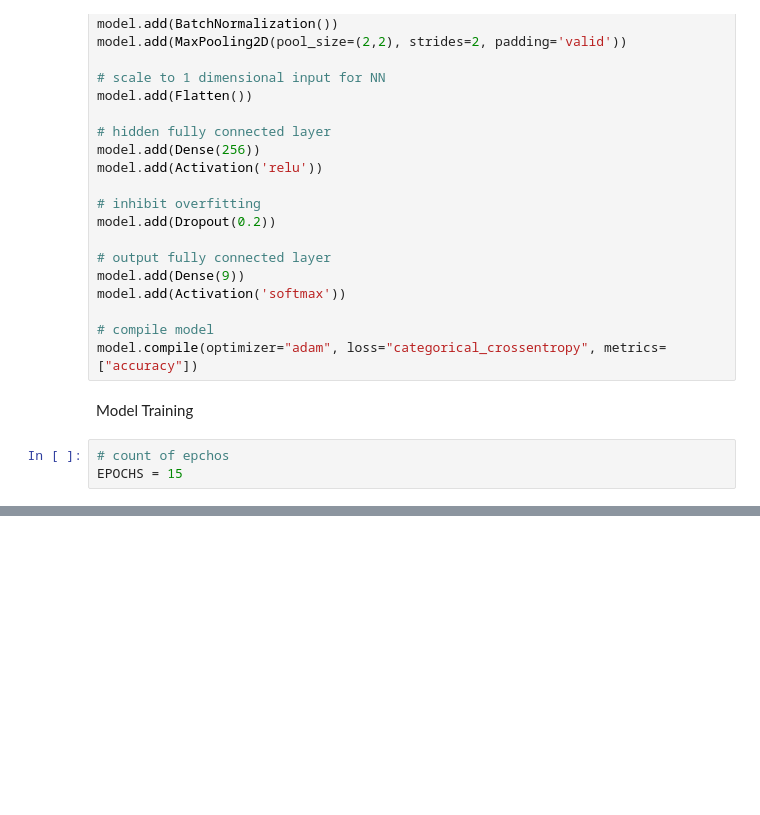
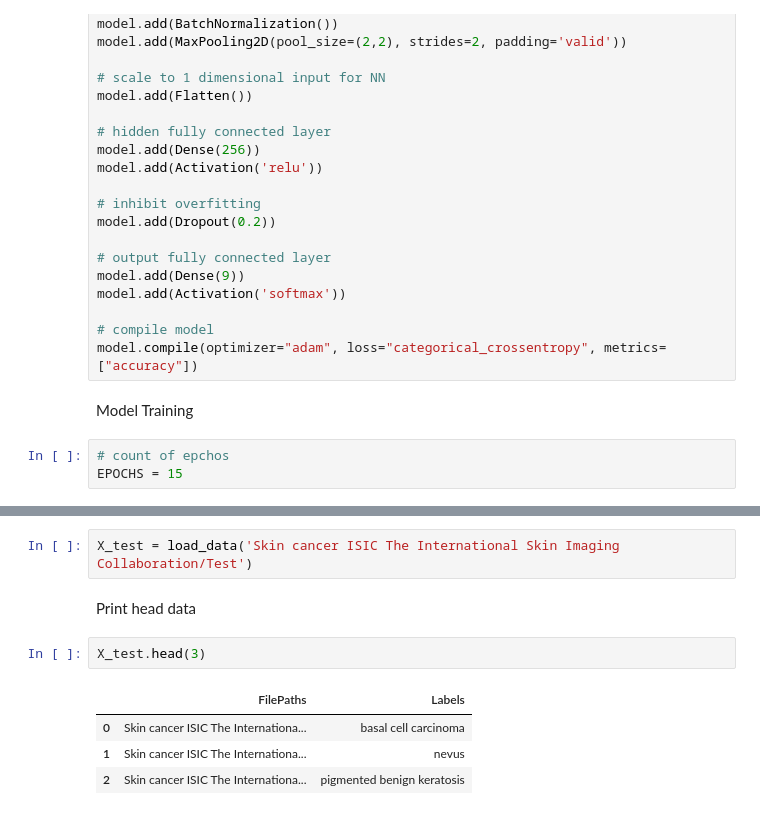
Before and after one commit to heroza/Attention-based-Skin-Cancer-Classification, a Jupyter notebook: ISIC Dataset using VGG16.ipynb, the cells around one changed output, grey strips where cells are left out. Drawn from its saved outputs; the diff is of its cells as text; blank space fills up the shorter version.

```diff
--- a/ISIC Dataset using VGG16.ipynb
+++ b/ISIC Dataset using VGG16.ipynb
@@ -279,0 +313,11 @@ Epoch 15/15
+# %%
+X_test = load_data('Skin cancer ISIC The International Skin Imaging Collaboration/Test')
+# %% [markdown]
+Print head data
+# %%
+X_test.head(3)
+# %% [output]
+|  | FilePaths | Labels |
+| 0 | Skin cancer ISIC The Internationa... | basal cell carcinoma |
+| 1 | Skin cancer ISIC The Internationa... | nevus |
+| 2 | Skin cancer ISIC The Internationa... | pigmented benign keratosis |
```
Also changed, not shown: parts of 26 cells of this notebook.
